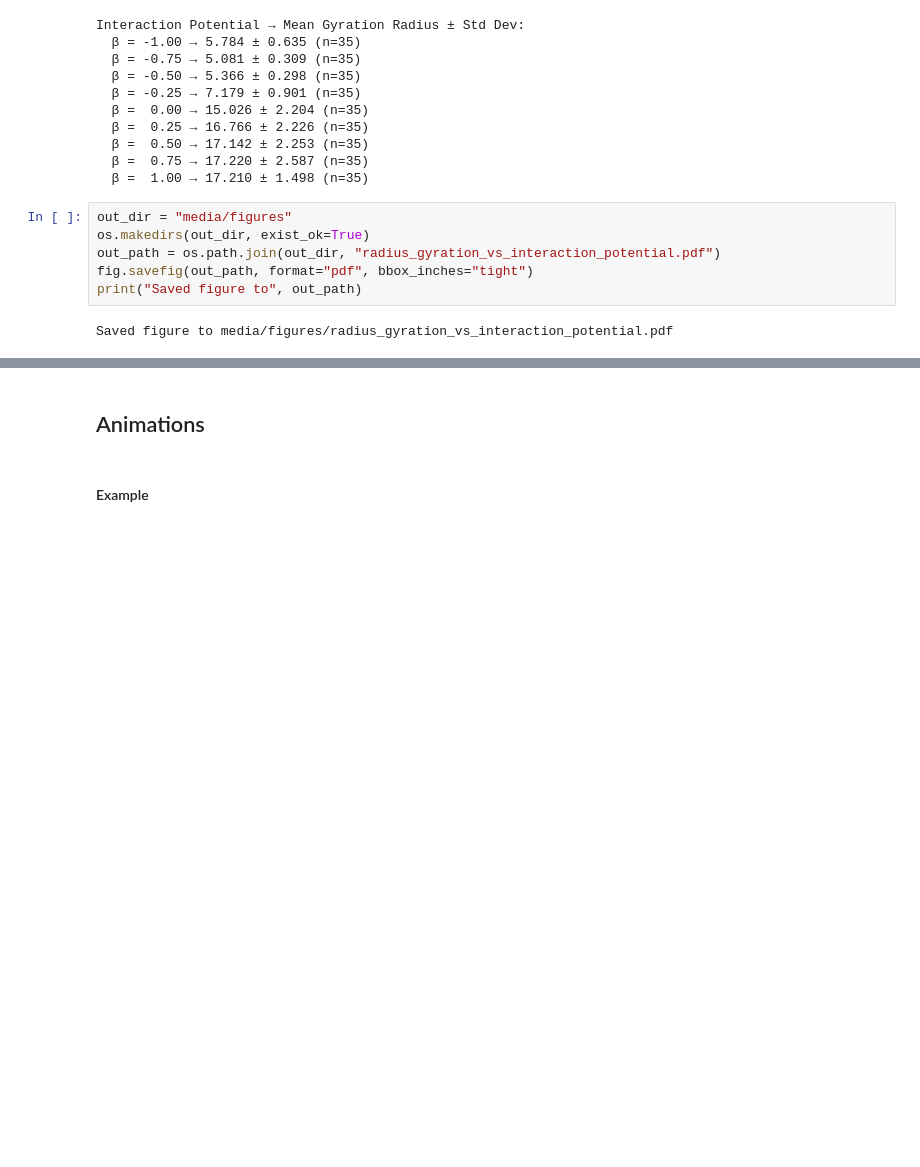
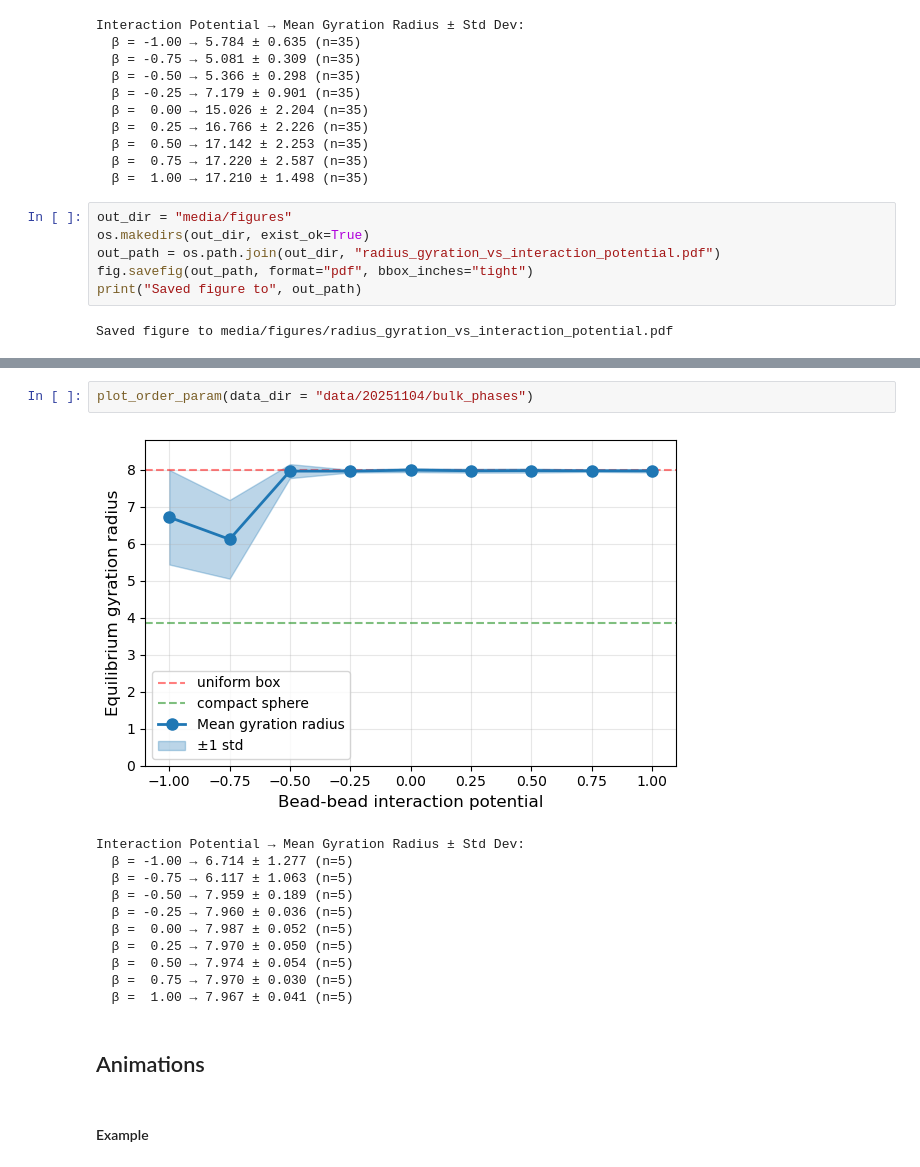
Before and after one commit to ta-rekt/Droplet, a Jupyter notebook: viz.ipynb, the cells around one changed output, grey strips where cells are left out. Drawn from its saved outputs; the diff is of its cells as text; blank space fills up the shorter version.

```diff
--- a/viz.ipynb
+++ b/viz.ipynb
@@ -291,3 +316,17 @@ Saved figure to media/figures/radius_gyration_vs_interaction_potential.pdf
+# %%
+plot_order_param(data_dir = "data/20251104/bulk_phases")
+# %% [output]
+[figure, added]
+Interaction Potential → Mean Gyration Radius ± Std Dev:
+  β = -1.00 → 6.714 ± 1.277 (n=5)
+  β = -0.75 → 6.117 ± 1.063 (n=5)
+  β = -0.50 → 7.959 ± 0.189 (n=5)
+  β = -0.25 → 7.960 ± 0.036 (n=5)
+  β =  0.00 → 7.987 ± 0.052 (n=5)
+  β =  0.25 → 7.970 ± 0.050 (n=5)
+  β =  0.50 → 7.974 ± 0.054 (n=5)
+  β =  0.75 → 7.970 ± 0.030 (n=5)
+  β =  1.00 → 7.967 ± 0.041 (n=5)
 # %% [markdown]
 ## Animations
 # %% [markdown]
```
Also changed, not shown: parts of 7 cells of this notebook, 5 other files.
